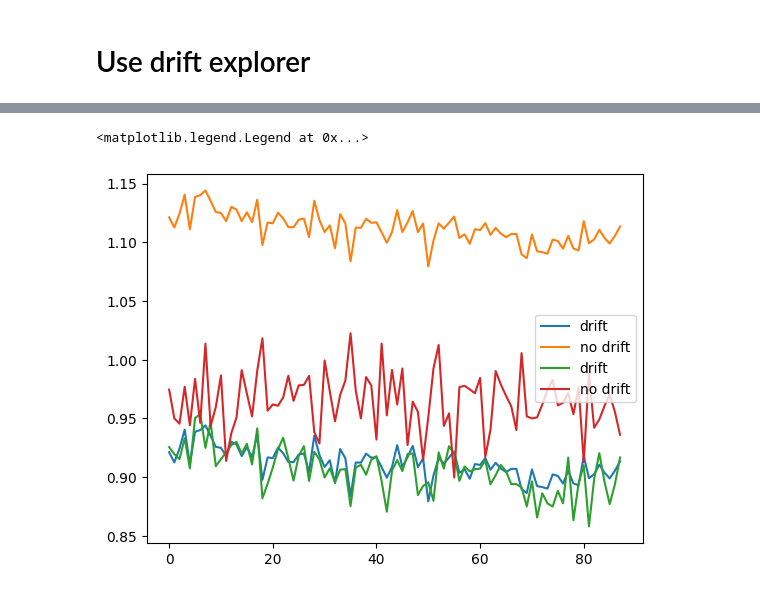
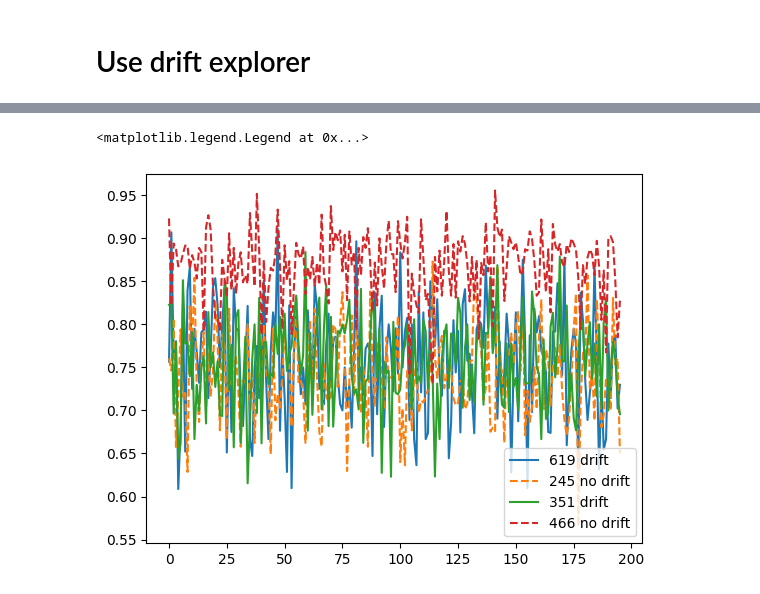
Before and after one commit to fgiobergia/DriftInspector, a Jupyter notebook: src/adult/folkstables.ipynb, the cells around one changed output, grey strips where cells are left out. Cells and saved outputs as stored; diff of their text form; code cells hidden in the pictures.

```diff
--- a/src/adult/folkstables.ipynb
+++ b/src/adult/folkstables.ipynb
@@ -165,7 +169,7 @@ matches_ts_list = []
 df_tests = []
 from tqdm import tqdm
 
-batch_size = 5000
+batch_size = 1000
 num_iterations = df_test_unproc.shape[0] // batch_size
 
 df_tests_unsup = []
@@ -200,11 +204,11 @@ for i in range(num_iterations + 1):
 # %%
 from detect import detect_singlebatch
 
-n_wind = 10
-start_win_drift = 70
+n_wind = 2
+start_win_drift = 4
 delta, t_stat = detect_singlebatch(divs, 'accuracy', (0, n_wind), (start_win_drift, n_wind))
 # %%
-df_res = pd.DataFrame(np.vstack([matches.fi.itemsets.values, t_stat.values]).T, columns=['group_ids', 't_stat'])
+df_res = pd.DataFrame(np.vstack([matches.fi.itemsets.values, t_stat.values, delta.values]).T, columns=['group_ids', 't_stat', 'delta'])
 df_res['group'] = df_res.group_ids.apply(lambda x: [bool_preprocessor.get_feature_names_out()[int(i)] for i in x])
 convert = bool_preprocessor.get_feature_names_out().tolist().index
 df_res
@@ -242,4 +230,4 @@ df_res.sort_values('t_stat', ascending=False)
 for d in divs:
     d['accuracy'] = (d['tp'] + d['tn'])/ (d['fp'] + d['fn'] + d['tp'] + d['tn'])
 # %%
-idxs = list(df_res.sort_values('t_stat', ascending=False).index)
+idxs = list(df_res.sort_values(['delta'], ascending=False, key=abs).index)
@@ -263,13 +250,17 @@ divs[0].iloc[217], divs[-1].iloc[217]
 # %%
 for i in range(2):
-    acc2 = [d.iloc[idxs[i]]['accuracy'] for d in divs]
-    plt.plot(acc2, label = 'drift')
+
+    idx1 = idxs[i]
+    acc2 = [d.loc[idx1]['accuracy'] for d in divs]
+    plt.plot(acc2, label = f'{idx1} drift')
 
 
-    acc2 = [d.iloc[idxs[-i]]['accuracy']+0.2 for d in divs]
-    plt.plot(acc2, label = 'no drift')
+    idx2 = idxs[-i-1]
+    acc2 = [d.loc[idx2]['accuracy'] for d in divs]
+
+    plt.plot(acc2, label = f'{idx2} no drift', linestyle='--')
 
 plt.legend()
 # %% [output]
 <matplotlib.legend.Legend at 0x...>
-[figure, old version]
+[figure, new version]
```
Also changed, not shown: parts of 12 cells of this notebook.
